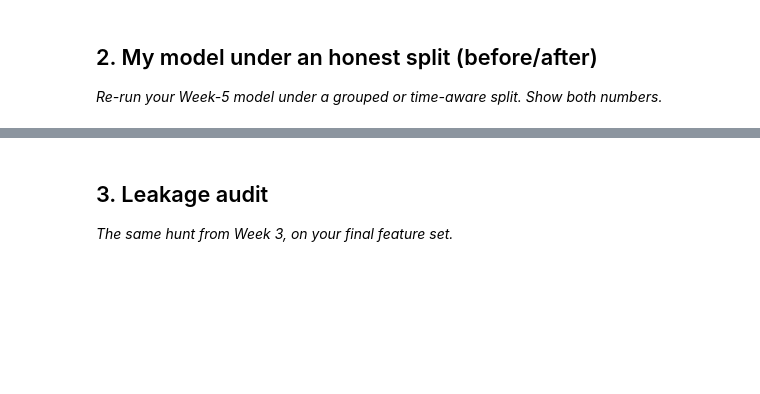
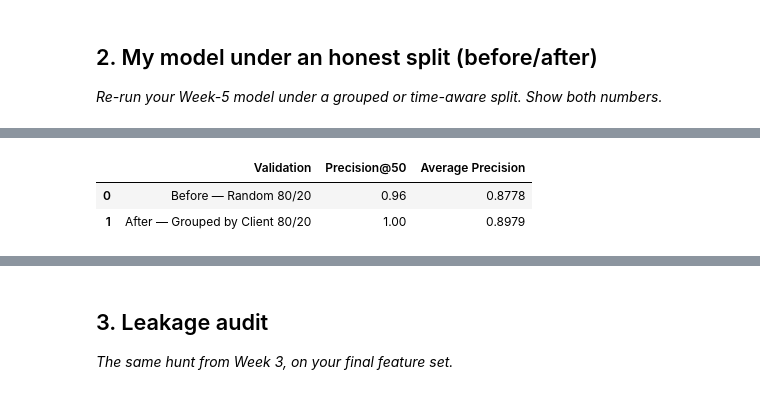
Before and after one commit to afreensumai64/ML-Internship, a Jupyter notebook: work/notebooks/w06_validation_audit.ipynb, the cells around one changed output, grey strips where cells are left out. Drawn from its saved outputs; the diff is of its cells as text; code cells hidden in the pictures; blank space fills up the shorter version.

```diff
--- a/work/notebooks/w06_validation_audit.ipynb
+++ b/work/notebooks/w06_validation_audit.ipynb
@@ -22,0 +310,31 @@ This skeleton is yours to fill. Work the sections **in order** — each one has
+# %%
+# Before vs after validation comparison
+
+validation_comparison = pd.DataFrame({
+    "Validation": [
+        "Before — Random 80/20",
+        "After — Grouped by Client 80/20"
+    ],
+    "Precision@50": [
+        random_precision_50,
+        grouped_precision_50
+    ],
+    "Average Precision": [
+        random_ap,
+        grouped_ap
+    ]
+})
+
+validation_comparison["Precision@50"] = (
+    validation_comparison["Precision@50"].round(4)
+)
+
+validation_comparison["Average Precision"] = (
+    validation_comparison["Average Precision"].round(4)
+)
+
+display(validation_comparison)
+# %% [output]
+|  | Validation | Precision@50 | Average Precision |
+| 0 | Before — Random 80/20 | 0.96 | 0.8778 |
+| 1 | After — Grouped by Client 80/20 | 1.00 | 0.8979 |
```
Also changed, not shown: parts of 16 cells of this notebook.
